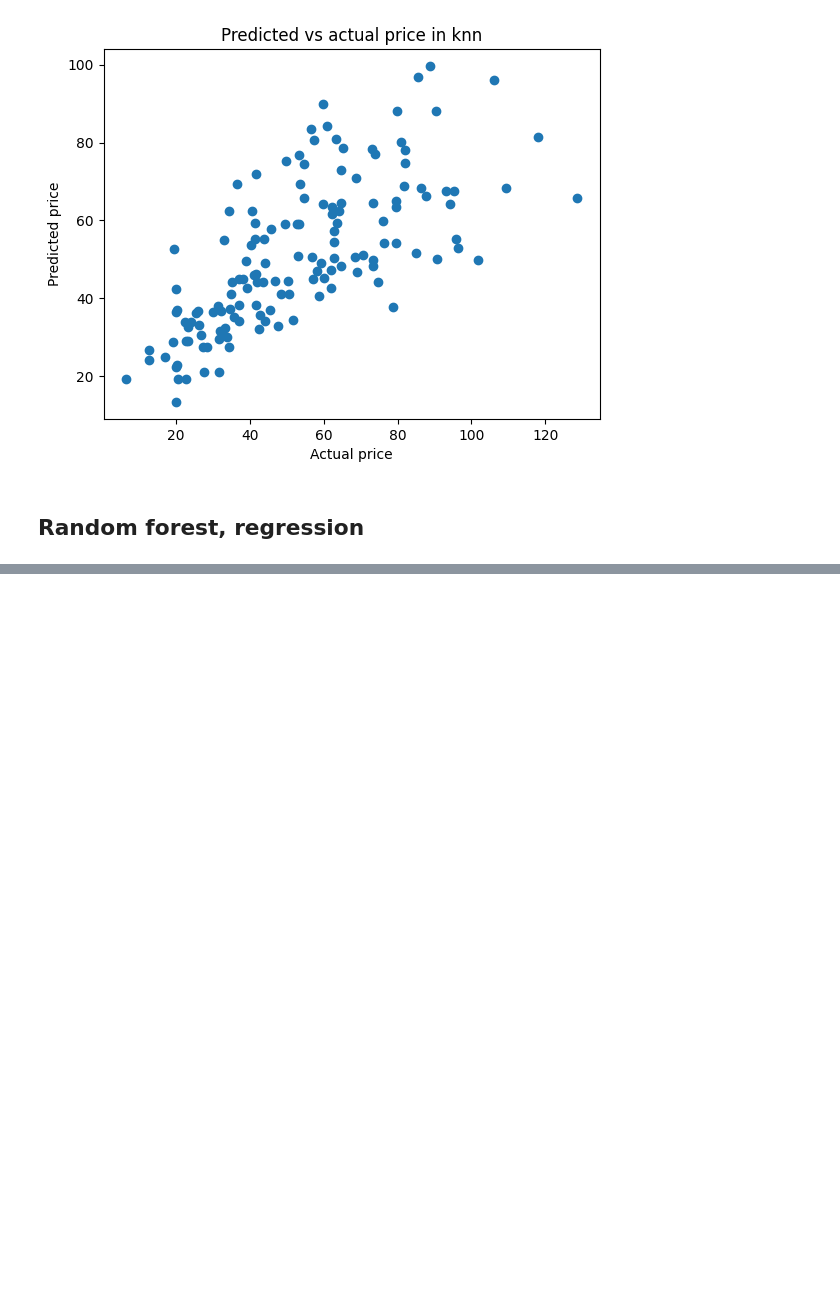
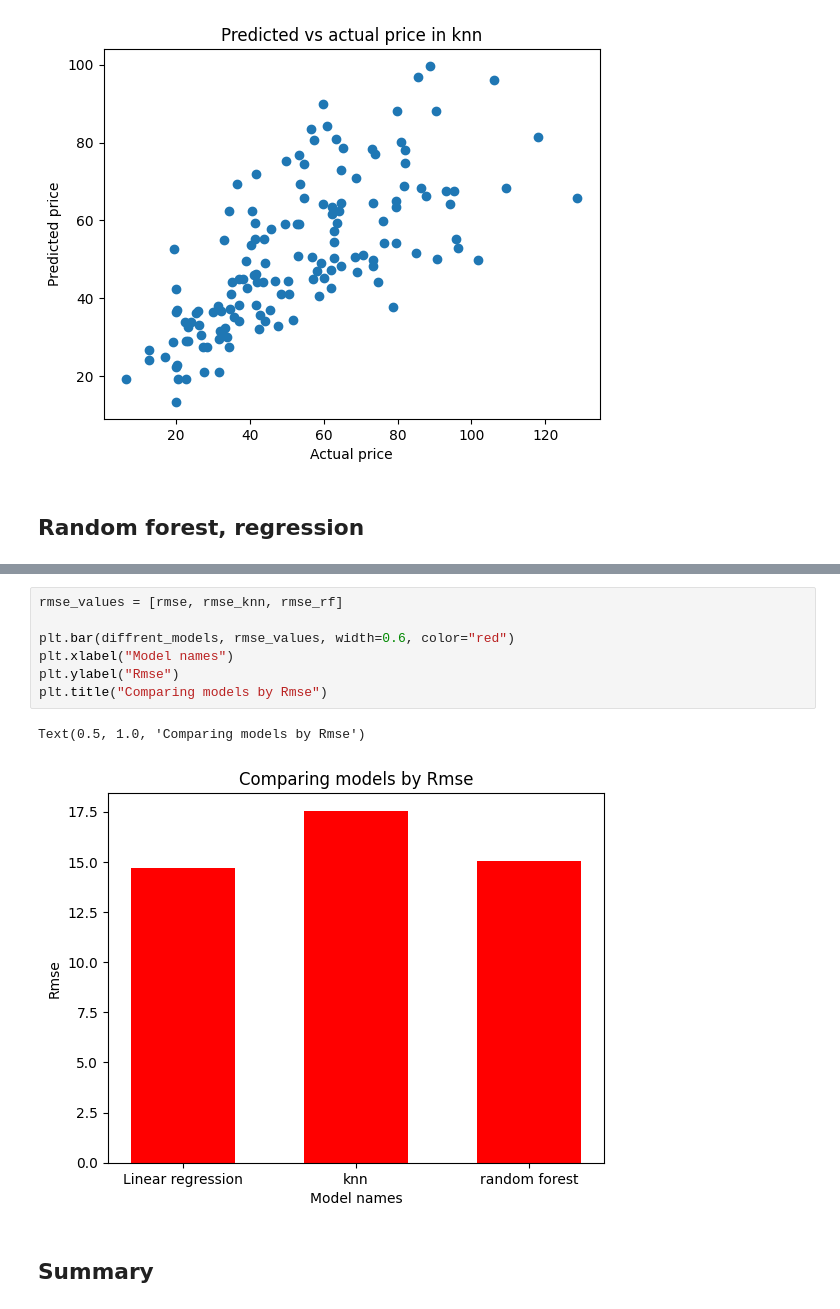
Before and after one commit to linuslarsson03/taxi-prediction-fullstack-linus, a Jupyter notebook: taxipred/src/taxipred/model_development/testing_models.ipynb, the cells around one changed output, grey strips where cells are left out. Saved outputs shown, nothing was run; the diff lists cells and outputs as text; blank space fills up the shorter version.

```diff
--- a/taxipred/src/taxipred/model_development/testing_models.ipynb
+++ b/taxipred/src/taxipred/model_development/testing_models.ipynb
@@ -195,0 +273,12 @@ from sklearne
+# %%
+rmse_values = [rmse, rmse_knn, rmse_rf]
+
+plt.bar(diffrent_models, rmse_values, width=0.6, color="red")
+plt.xlabel("Model names")
+plt.ylabel("Rmse")
+plt.title("Comparing models by Rmse")
+# %% [output]
+Text(0.5, 1.0, 'Comparing models by Rmse')
+[figure, added]
+# %% [markdown]
+## Summary
```
Also changed, not shown: parts of 16 cells of this notebook, 4 other files.
